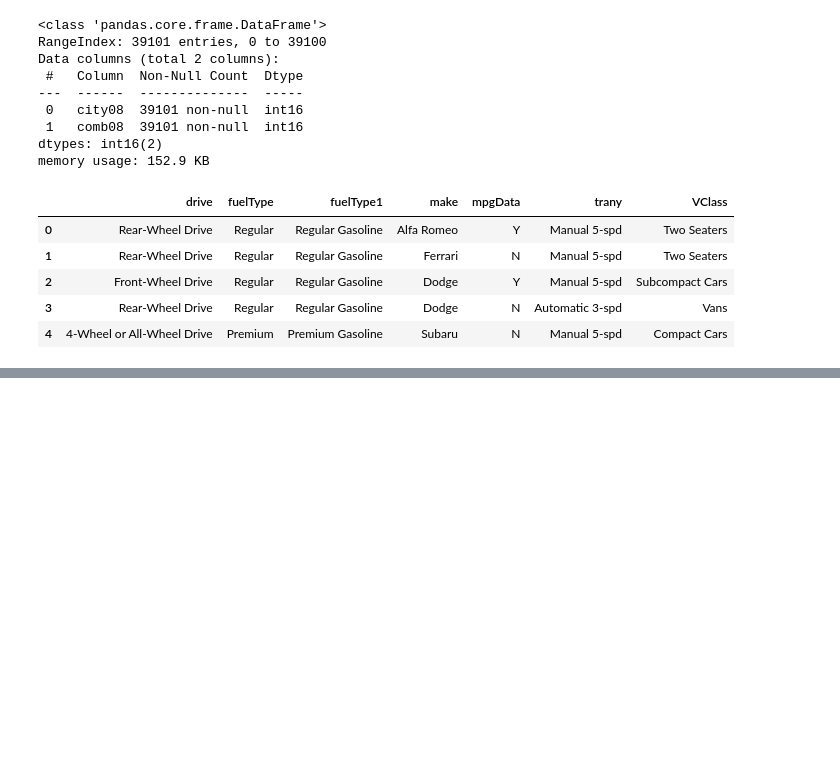
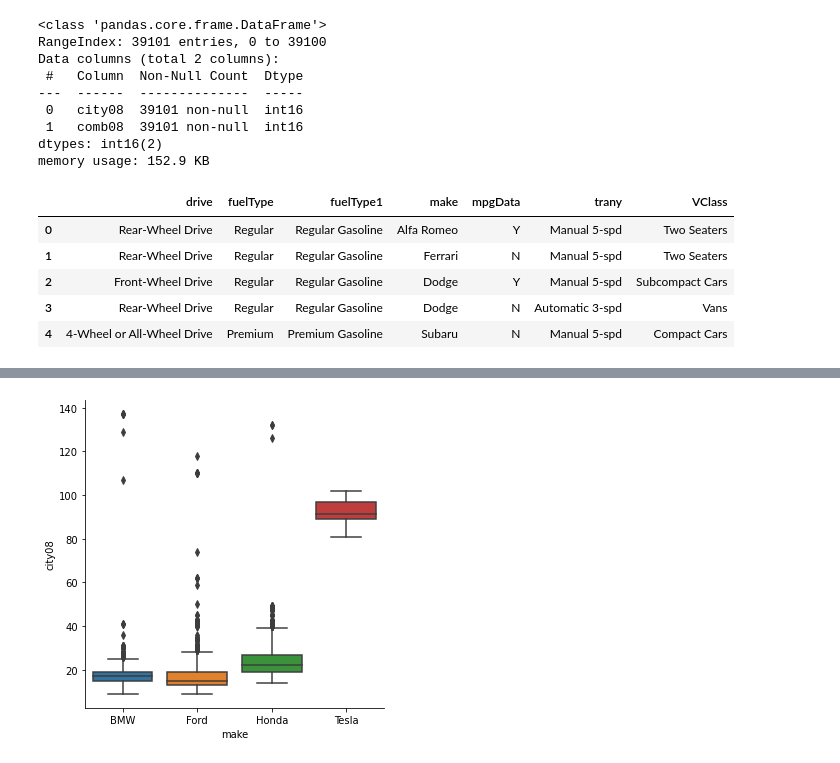
Before and after one commit to minstrel1149/pandas_practice-cookbook1, a Jupyter notebook: Pd_cookbook_1_chapter5.ipynb, the cells around one changed output, grey strips where cells are left out. Drawn from its saved outputs; the diff is of its cells as text; code cells hidden in the pictures; blank space fills up the shorter version.

```diff
--- a/Pd_cookbook_1_chapter5.ipynb
+++ b/Pd_cookbook_1_chapter5.ipynb
@@ -65,0 +156,7 @@ low_cardi = (fueleco_describe[(fueleco_describe['unique'] / fueleco_describe['co
+# %%
+mask = fueleco['make'].isin(['Ford', 'Honda', 'Tesla', 'BMW'])
+(fueleco[mask]
+# make열을 그룹화하여 city08열의 평균과 표준편차 확인
+.groupby('make')['city08']
+.agg(['mean', 'std'])
+)
@@ -65,0 +170,7 @@ low_cardi = (fueleco_describe[(fueleco_describe['unique'] / fueleco_describe['co
+# %%
+# seaborn의 catplot 함수는 axes 단계가 아닌 figure 단계에서 작동
+# kind='' 인자를 전달하여 그래프의 종류 결정
+# boxplot의 단점은 제조사의 샘플 개수를 나타내지 않는 것 -> boxplot 위에 swarmplot을 그림으로써 보완 가능(but 시간이 오래 걸림)
+g = sns.catplot(data=fueleco[mask], x='make', y='city08', kind='box')
+# %% [output]
+[figure, added]
```
Also changed, not shown: parts of 10 cells of this notebook, 4 other files.
